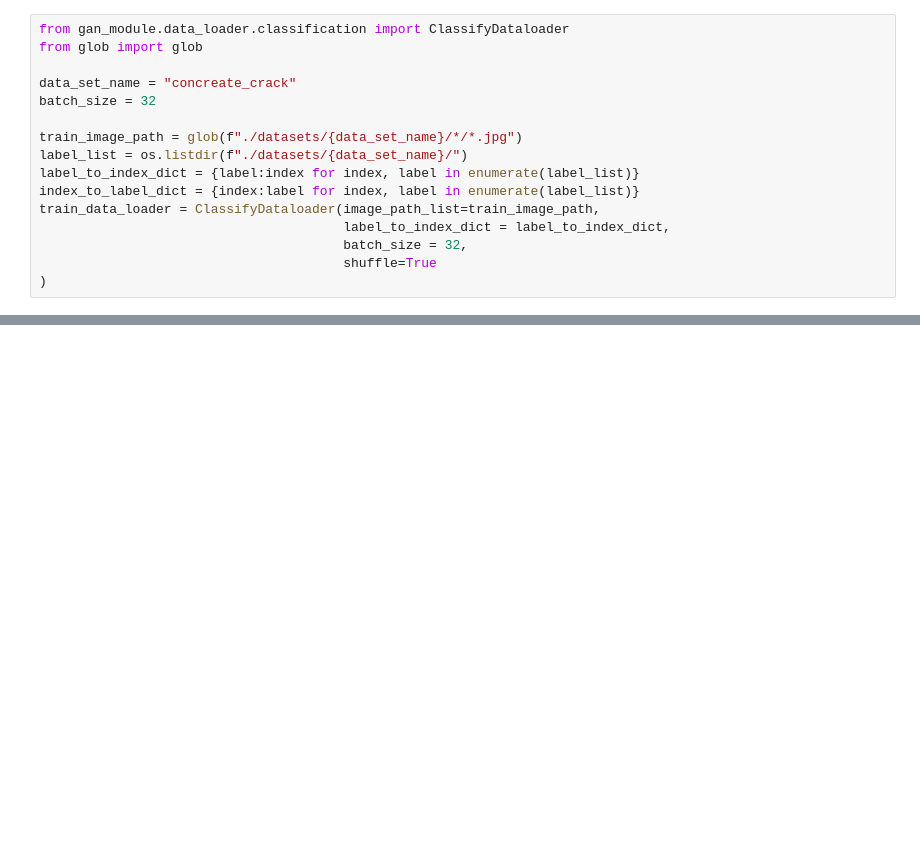
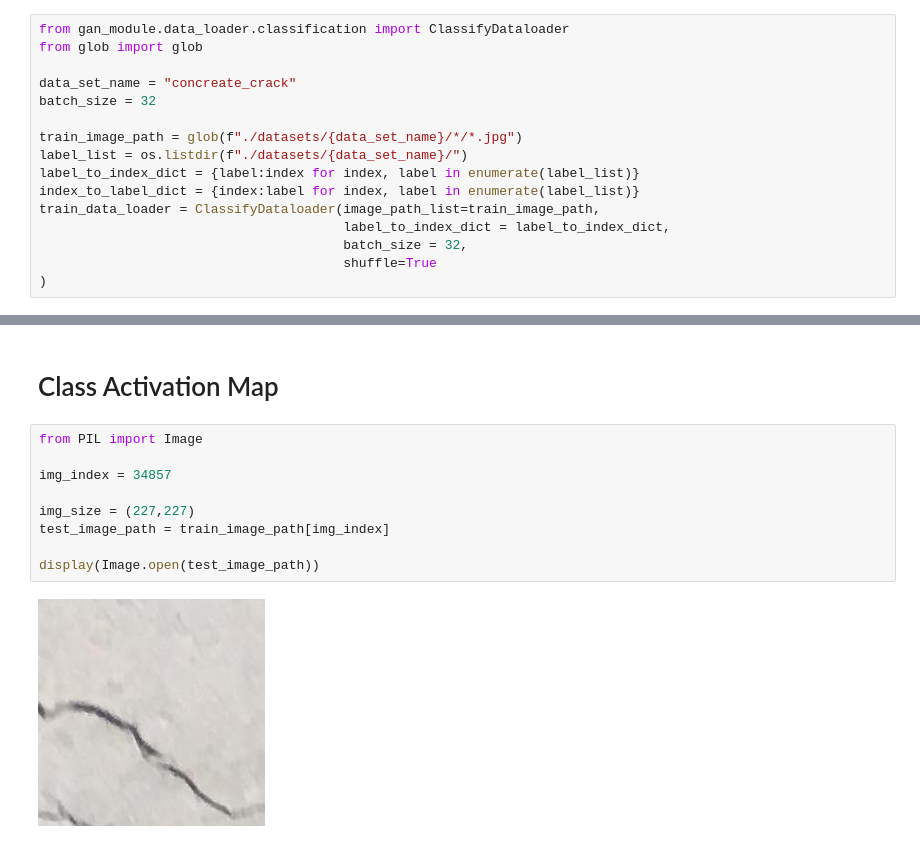
Before and after one commit to tobeor3009/pix2pix_mono_seg, a Jupyter notebook: grad_cam_test.ipynb, the cells around one changed output, grey strips where cells are left out. Saved outputs shown, nothing was run; the diff lists cells and outputs as text; blank space fills up the shorter version.

```diff
--- a/grad_cam_test.ipynb
+++ b/grad_cam_test.ipynb
@@ -124,0 +146,13 @@ Epoch 12/200
+# %% [markdown]
+# Class Activation Map
+# %%
+from PIL import Image
+
+img_index = 34857
+
+img_size = (227,227)
+test_image_path = train_image_path[img_index]
+
+display(Image.open(test_image_path))
+# %% [output]
+[figure, added]
```
Also changed, not shown: parts of 10 cells of this notebook, 3 other files.
